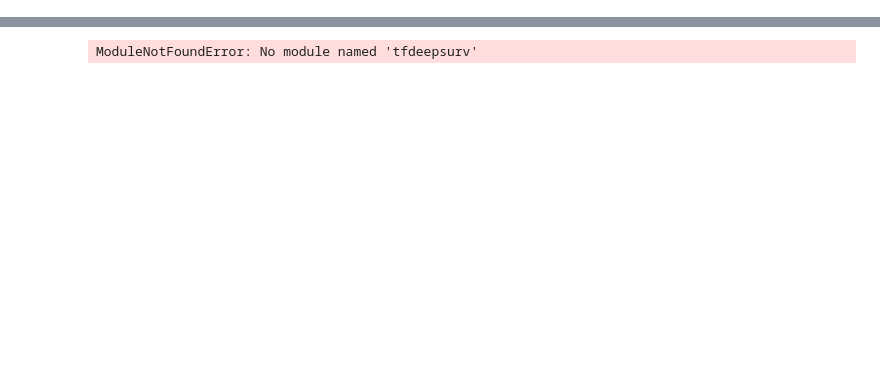
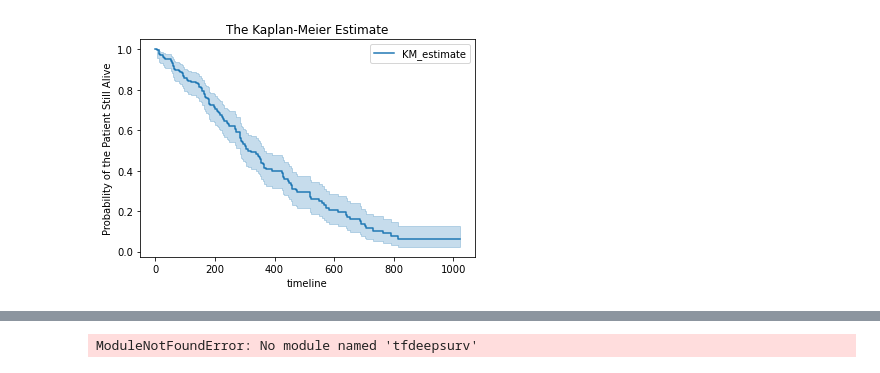
Before and after one commit to alexzzlin/mathematics, a Jupyter notebook: TFDeepSurv_Testing.ipynb, the cells around one changed output, grey strips where cells are left out. Cells and saved outputs as stored; diff of their text form; code cells hidden in the pictures; blank space fills up the shorter version.

```diff
--- a/TFDeepSurv_Testing.ipynb
+++ b/TFDeepSurv_Testing.ipynb
@@ -33,0 +69,4 @@ import tfdeepsurv
+# %%
+# Cleaning the data :
+data_cox = data.dropna(subset=['inst', 'time', 'status', 'age', 'sex', 'ph.ecog','ph.karno', 'pat.karno', 'meal.cal', 'wt.loss'])
+print (data_cox.head())
@@ -33,0 +87,7 @@ import tfdeepsurv
+# %%
+# Create the object for our method
+kmf = KaplanMeierFitter()
+# %%
+data_cox.loc[data_cox.status == 1,'dead'] = 0
+data_cox.loc[data_cox.status == 2,'dead'] = 1
+data_cox.head()
@@ -33,0 +111,6 @@ import tfdeepsurv
+# %%
+T = data_cox["time"]
+E = data_cox["dead"]
+
+kmf.fit(T, event_observed=E)
+#import tfdeepsurv
@@ -33,0 +136,7 @@ import tfdeepsurv
+# %%
+kmf.plot()
+plt.title('The Kaplan-Meier Estimate')
+plt.ylabel('Probability of the Patient Still Alive')
+plt.show()
+# %% [output]
+[figure, added]
```
Also changed, not shown: parts of 28 cells of this notebook, 5 other files.
